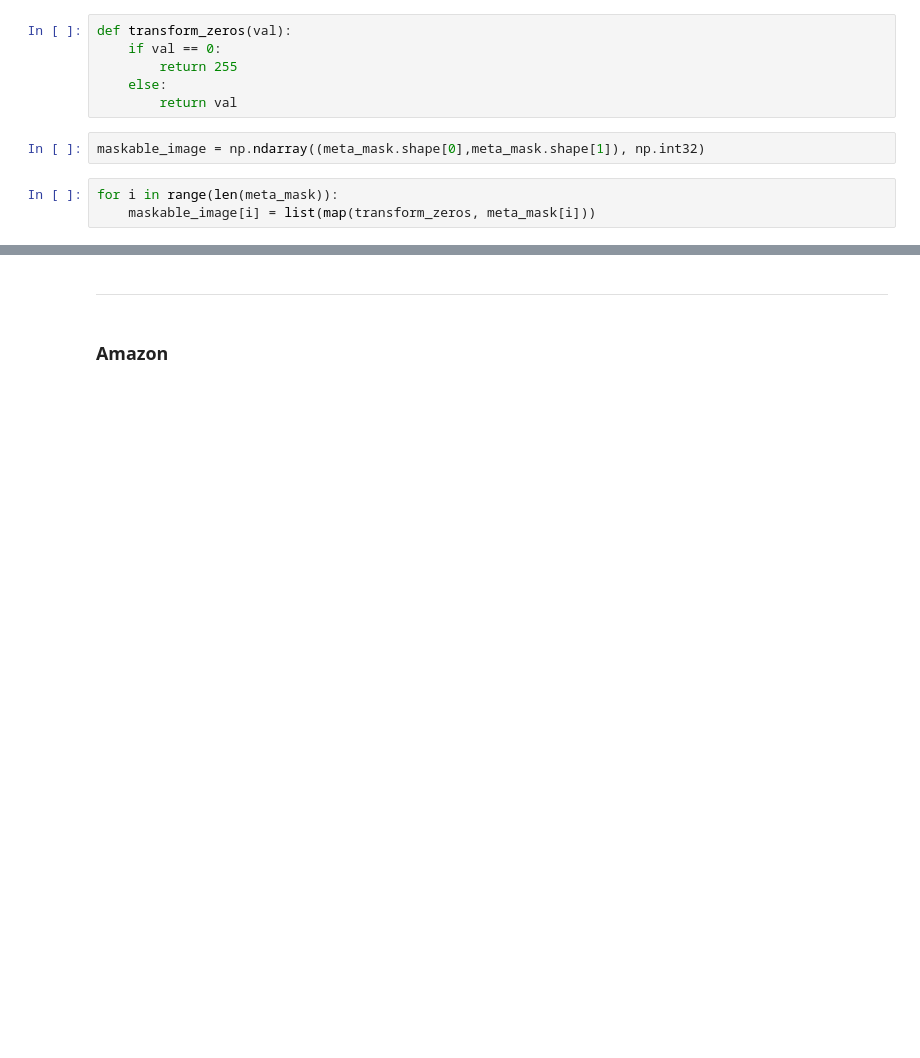
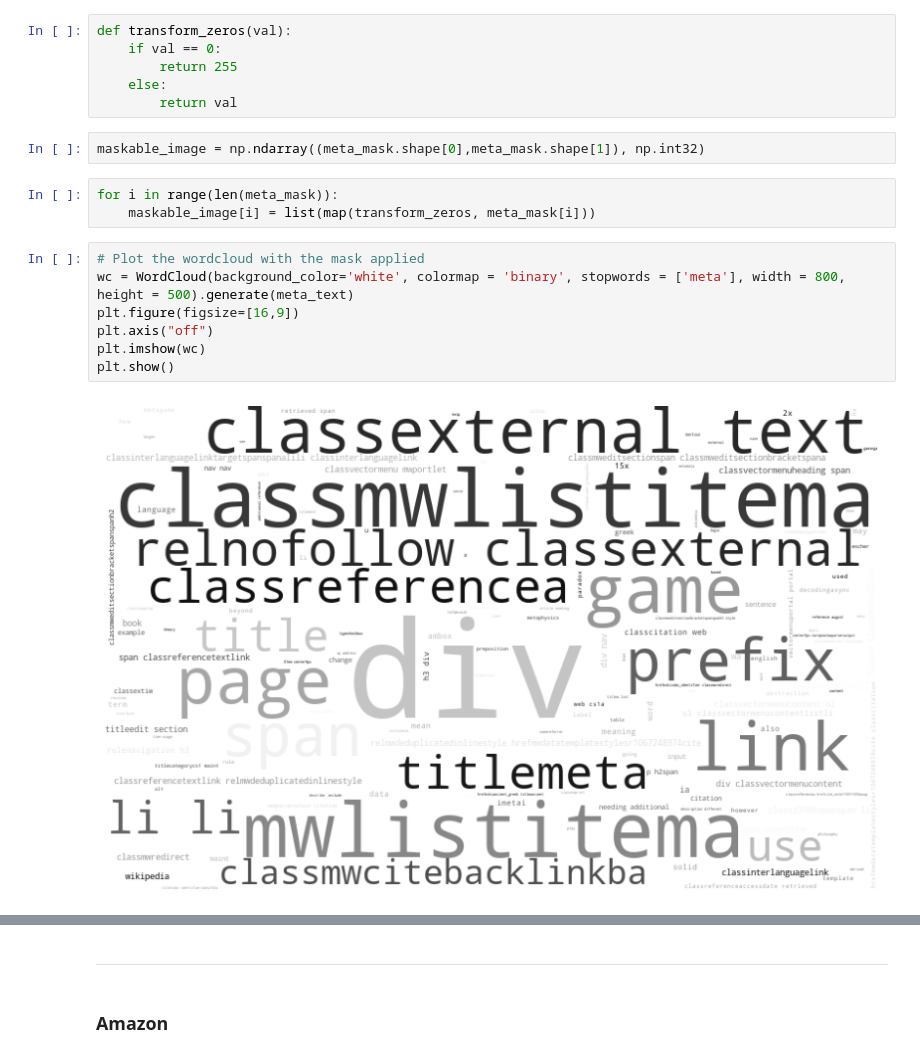
Before and after one commit to m3redithw/data-science-visualizations, a Jupyter notebook: wordclouds.ipynb, the cells around one changed output, grey strips where cells are left out. Saved outputs shown, nothing was run; the diff lists cells and outputs as text; blank space fills up the shorter version.

```diff
--- a/wordclouds.ipynb
+++ b/wordclouds.ipynb
@@ -153,6 +194,15 @@ maskable_image = np.ndarray((meta_mask.shape[0],meta_mask.shape[1]), np.int32)
 # %%
 for i in range(len(meta_mask)):
     maskable_image[i] = list(map(transform_zeros, meta_mask[i]))
+# %%
+# Plot the wordcloud with the mask applied
+wc = WordCloud(background_color='white', colormap = 'binary', stopwords = ['meta'], width = 800, height = 500).generate(meta_text)
+plt.figure(figsize=[16,9])
+plt.axis("off")
+plt.imshow(wc)
+plt.show()
+# %% [output]
+[figure, added]
 # %%
 # Plot the wordcloud with the mask applied
 wc = WordCloud(background_color='black', mask= maskable_image, contour_width=2, contour_color='black', colormap = 'BuPu_r').generate(meta_text)
```
Also changed, not shown: parts of 17 cells of this notebook.
